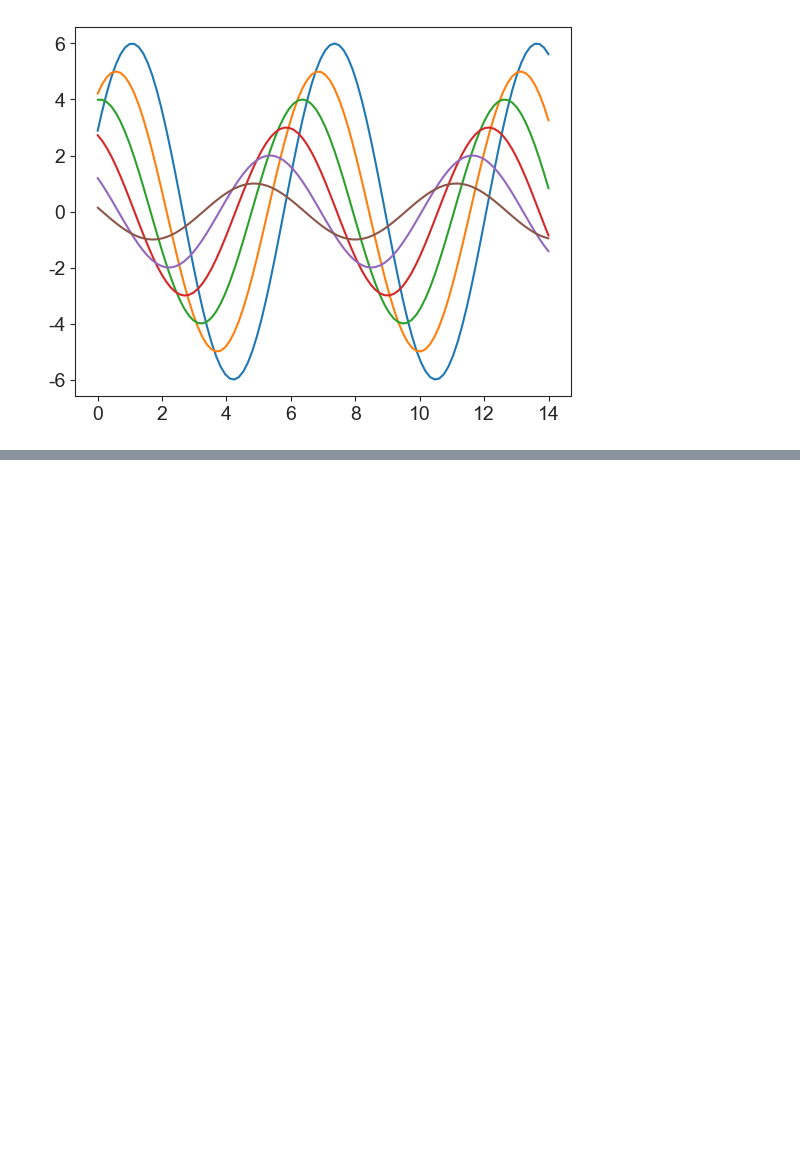
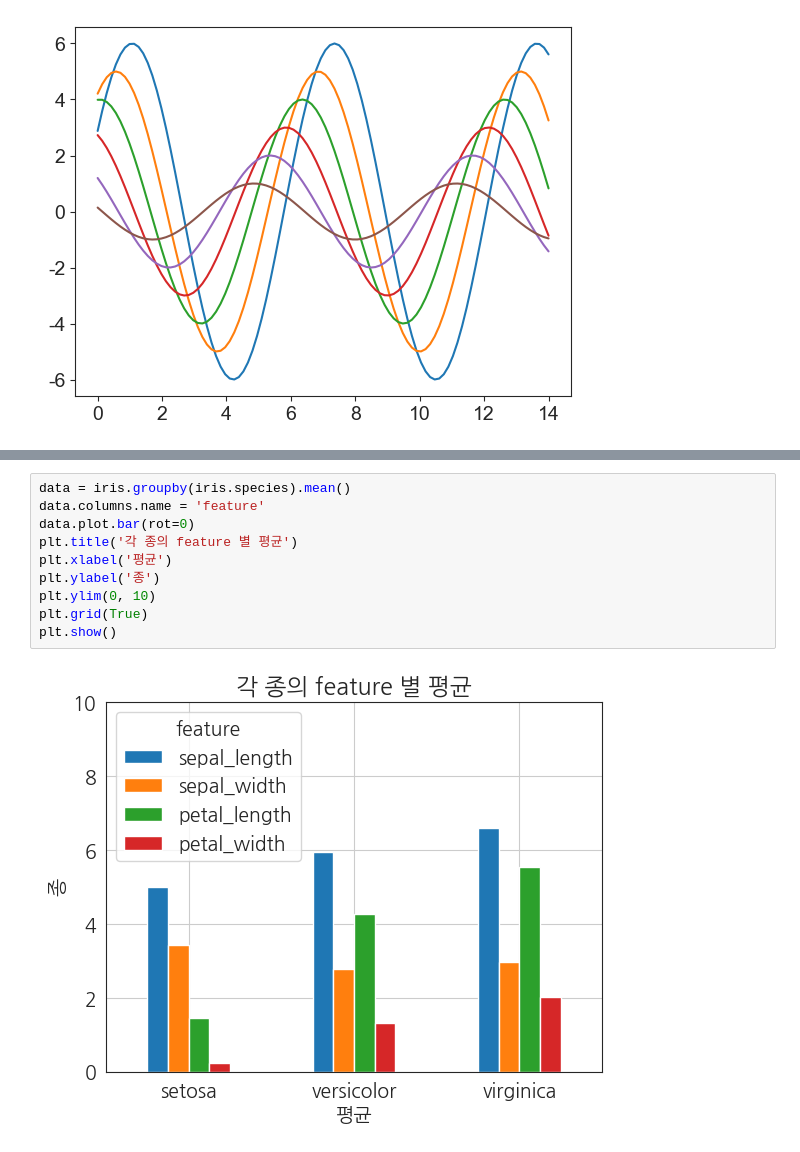
Before and after one commit to developernagk/STIS, a Jupyter notebook: pythonworkspace/matplotlib_visualize_data/matplotlib_example.ipynb, the cells around one changed output, grey strips where cells are left out. Drawn from its saved outputs; the diff is of its cells as text; blank space fills up the shorter version.

```diff
--- a/pythonworkspace/matplotlib_visualize_data/matplotlib_example.ipynb
+++ b/pythonworkspace/matplotlib_visualize_data/matplotlib_example.ipynb
@@ -332,0 +381,12 @@ sinplot()
+# %%
+data = iris.groupby(iris.species).mean()
+data.columns.name = 'feature'
+data.plot.bar(rot=0)
+plt.title('각 종의 feature 별 평균')
+plt.xlabel('평균')
+plt.ylabel('종')
+plt.ylim(0, 10)
+plt.grid(True)
+plt.show()
+# %% [output]
+[figure, added]
```
Also changed, not shown: parts of 11 cells of this notebook.
